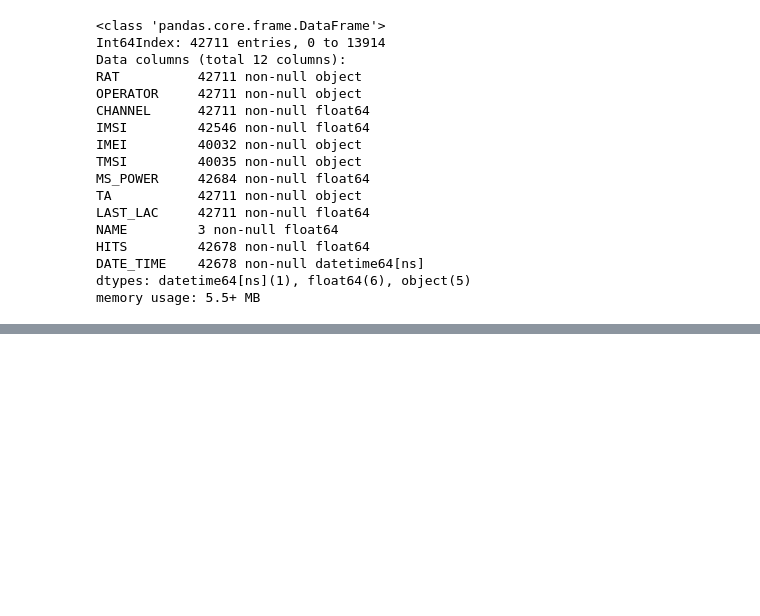
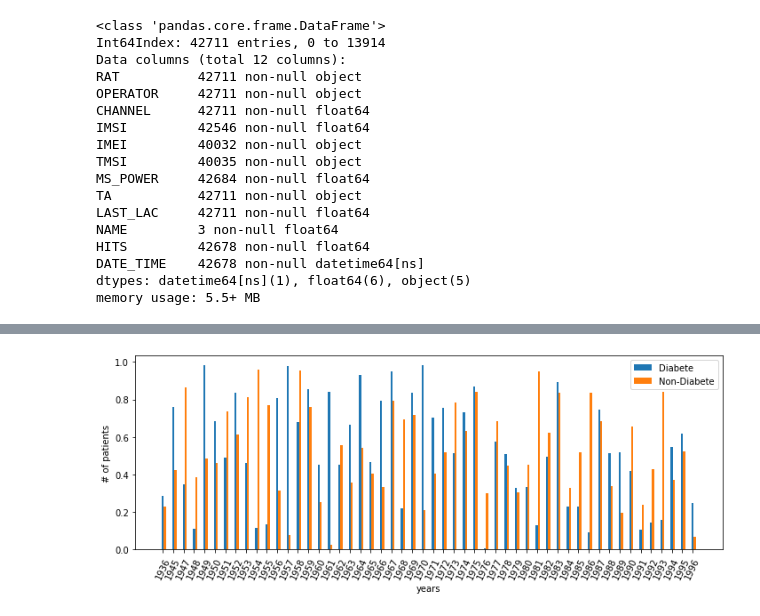
Before and after one commit to Dumaru/ExcelReports, a Jupyter notebook: Telefonia.ipynb, the cells around one changed output, grey strips where cells are left out. Saved outputs shown, nothing was run; the diff lists cells and outputs as text; code cells hidden in the pictures; blank space fills up the shorter version.

```diff
--- a/Telefonia.ipynb
+++ b/Telefonia.ipynb
@@ -1171,0 +1208,35 @@ memory usage: 5.5+ MB
+# %%
+from matplotlib import pyplot as plt
+import numpy as np
+
+##generating some data
+years = [1936, 1945]+[i for i in range(1947,1997)]
+data1 = np.random.rand(len(years))
+data2 = np.random.rand(len(years))
+
+diabete = {key: val for key,val in zip(years, data1)}
+not_diabete = {key: val for key,val in zip(years, data2)}
+
+
+
+##the actual graph:
+fig, ax = plt.subplots(figsize = (10,4))
+
+idx = np.asarray([i for i in range(len(years))])
+
+width = 0.2
+
+ax.bar(idx, [val for key,val in sorted(diabete.items())], width=width)
+ax.bar(idx+width, [val for key,val in sorted(not_diabete.items())], width=width)
+
+ax.set_xticks(idx)
+ax.set_xticklabels(years, rotation=65)
+ax.legend(['Diabete', 'Non-Diabete'])
+ax.set_xlabel('years')
+ax.set_ylabel('# of patients')
+
+fig.tight_layout()
+
+plt.show()
+# %% [output]
+[figure, added]
```
Also changed, not shown: parts of 1 cell of this notebook, 2 other files.
